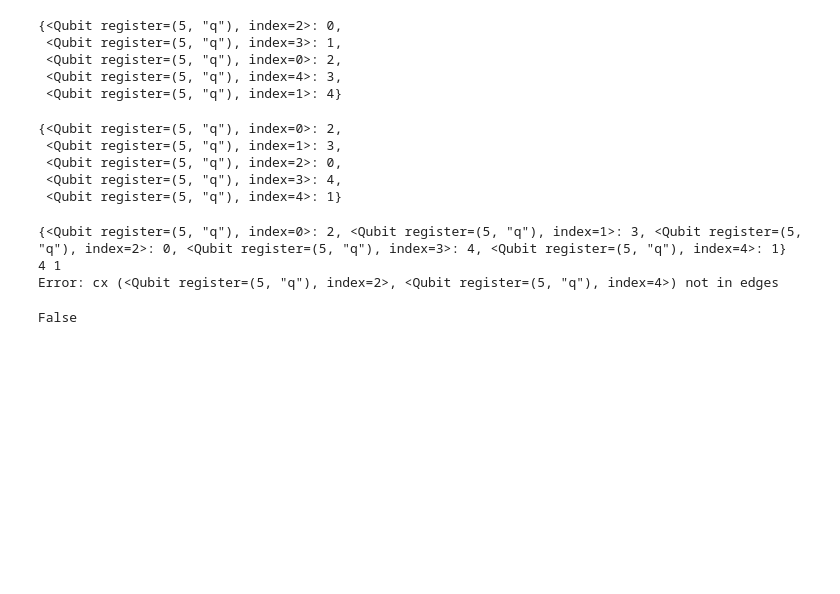
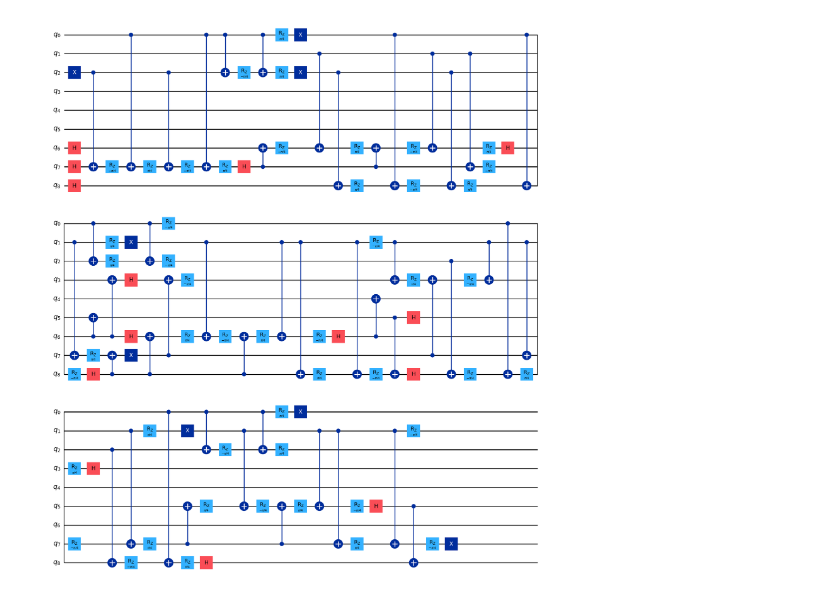
Before and after one commit to congfeng4/QuantumCompiler, a Jupyter notebook: verify_circuit.ipynb, the cells around one changed output. Cells and saved outputs as stored; diff of their text form; code cells hidden in the pictures; blank space fills up the shorter version.

```diff
--- a/verify_circuit.ipynb
+++ b/verify_circuit.ipynb
@@ -282,23 +0,0 @@ def verify_circuit_routed(qc: QuantumCircuit, graph: Union[CouplingMap, nx.Graph
-# %%
-init
-# %% [output]
-{<Qubit register=(5, "q"), index=2>: 0,
- <Qubit register=(5, "q"), index=3>: 1,
- <Qubit register=(5, "q"), index=0>: 2,
- <Qubit register=(5, "q"), index=4>: 3,
- <Qubit register=(5, "q"), index=1>: 4}
-# %%
-{qc.qubits[p]: q._index for q, p in init.items()}
-# %% [output]
-{<Qubit register=(5, "q"), index=0>: 2,
- <Qubit register=(5, "q"), index=1>: 3,
- <Qubit register=(5, "q"), index=2>: 0,
- <Qubit register=(5, "q"), index=3>: 4,
- <Qubit register=(5, "q"), index=4>: 1}
-# %%
-verify_circuit_routed(qc_out, hardware, init)
-# %% [output]
-{<Qubit register=(5, "q"), index=0>: 2, <Qubit register=(5, "q"), index=1>: 3, <Qubit register=(5, "q"), index=2>: 0, <Qubit register=(5, "q"), index=3>: 4, <Qubit register=(5, "q"), index=4>: 1}
-4 1
-Error: cx (<Qubit register=(5, "q"), index=2>, <Qubit register=(5, "q"), index=4>) not in edges
-False
@@ -304,0 +23,9 @@ False
+# %%
+qc_in = QuantumCircuit.from_qasm_file('output/mod_mult_55.qasm-star/input_circuit.qasm')
+qc_out = QuantumCircuit.from_qasm_file('output/mod_mult_55.qasm-star/output_circuit.qasm')
+initial_mapping = read_mapping('output/mod_mult_55.qasm-star/initial_mapping.json')
+# final_mapping = read_mapping('./output/nam_circs/mod_mult_55.qams-star/final_mapping.json')
+# %%
+qc_in.draw('mpl')
+# %% [output]
+[figure, added]
```
Also changed, not shown: parts of 39 cells of this notebook, 7 other files.
